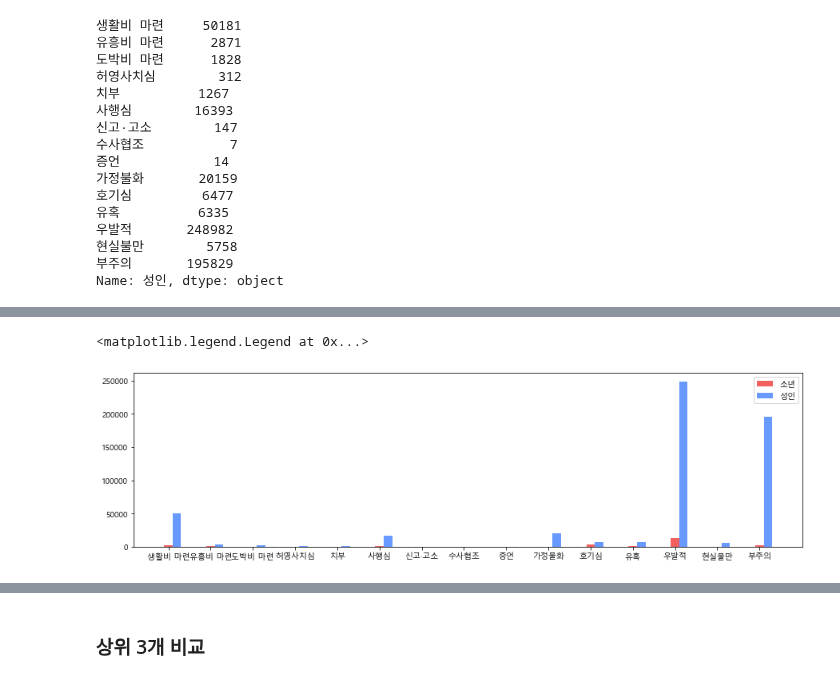
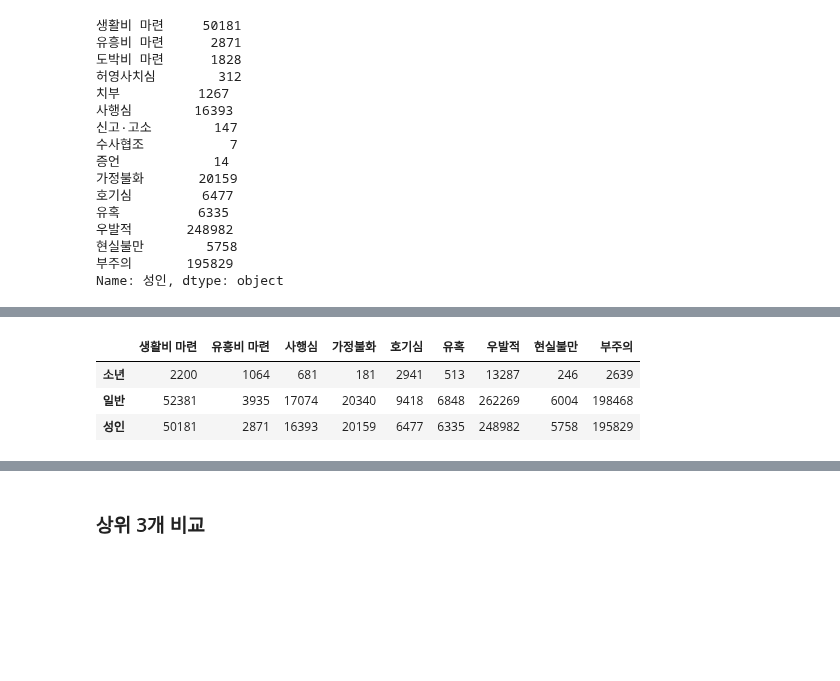
Before and after one commit to hkim11656/crime_analysis, a Jupyter notebook: 06_소년 범죄자와 일반 범죄자의 범행 동기 차이 분석_김유민.ipynb, the cells around one changed output, grey strips where cells are left out. Drawn from its saved outputs; the diff is of its cells as text; code cells hidden in the pictures; blank space fills up the shorter version.

```diff
--- a/06_소년 범죄자와 일반 범죄자의 범행 동기 차이 분석_김유민.ipynb
+++ b/06_소년 범죄자와 일반 범죄자의 범행 동기 차이 분석_김유민.ipynb
@@ -1154,13 +1151,0 @@ df_total
-# %%
-x = np.arange(15)
-label = ['생활비 마련','유흥비 마련','도박비 마련','허영사치심','치부','사행심','신고·고소','수사협조','증언','가정불화','호기심','유혹','우발적','현실불만','부주의']
-plt.figure(figsize=(15,4))
-
-plt.bar(x-0.0, df_total.loc['소년'],label='소년',width=0.2,color='#F15F5F')
-plt.bar(x+0.2, df_total.loc['성인'],label='성인',width=0.2,color='#6799FF')
-plt.xticks(x,label)
-
-plt.legend()
-# %% [output]
-<matplotlib.legend.Legend at 0x...>
-[figure, removed]
@@ -1166,0 +1154,7 @@ plt.legend()
+# %%
+df_total
+# %% [output]
+|  | 생활비 마련 | 유흥비 마련 | 사행심 | 가정불화 | 호기심 | 유혹 | 우발적 | 현실불만 | 부주의 |
+| 소년 | 2200 | 1064 | 681 | 181 | 2941 | 513 | 13287 | 246 | 2639 |
+| 일반 | 52381 | 3935 | 17074 | 20340 | 9418 | 6848 | 262269 | 6004 | 198468 |
+| 성인 | 50181 | 2871 | 16393 | 20159 | 6477 | 6335 | 248982 | 5758 | 195829 |
```
Also changed, not shown: parts of 6 cells of this notebook, 2 other files.
